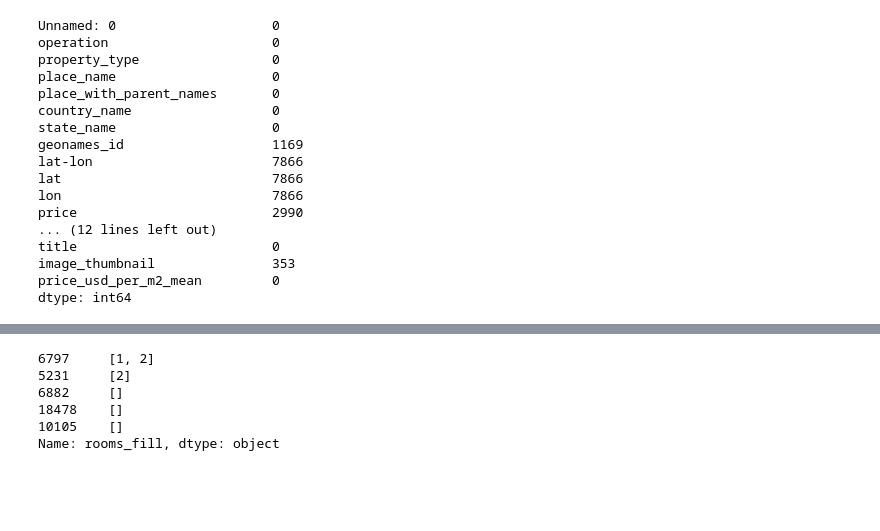
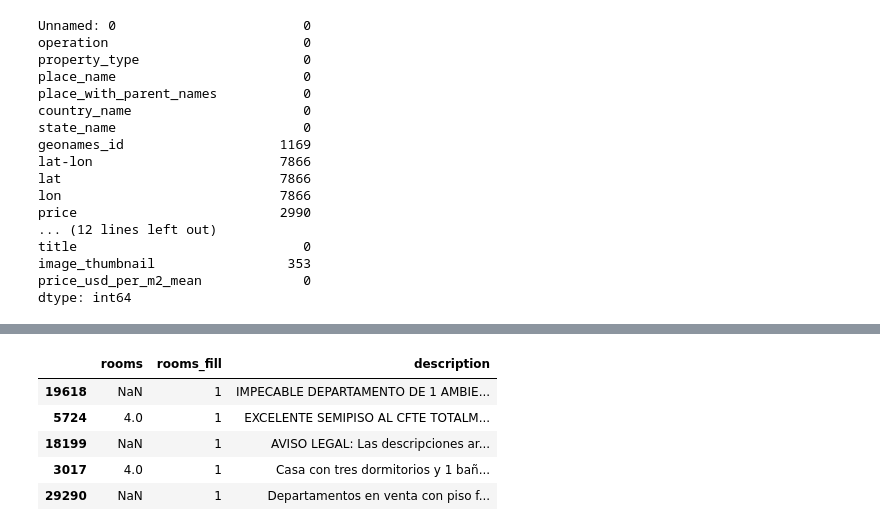
Before and after one commit to edgarevalo/DH-Workshop, a Jupyter notebook: Notebook limpio - comentado - no-modificar.ipynb, the cells around one changed output, grey strips where cells are left out. Saved outputs shown, nothing was run; the diff lists cells and outputs as text; code cells hidden in the pictures; blank space fills up the shorter version.

```diff
--- a/Notebook limpio - comentado - no-modificar.ipynb
+++ b/Notebook limpio - comentado - no-modificar.ipynb
@@ -166,2 +166,16 @@ price_usd_per_m2_mean         0
 dtype: int64
+# %%
+#funcion para extraer del campo description, el numero de ambientes o habitaciones
+def limpieza_description(text):
+    try:
+        txt="(\d+(?=\s+dorm)|\d(?=\s+amb)|\d(?=\s+hab))"
+        txt=txt.lower()
+        x=int(re.findall(txt, text)[0])
+
+    except IndexError:
+        x="1"
+    return(x)
+# %%
+#creamos un df nuevo solo con casas y departamentos para poder limpiar la descripcion
+propiedades_capital_casas_dptops=propiedades_capital3.loc[(propiedades_capital3.property_type=="apartment")|(propiedades_capital3.property_type=="house")|(propiedades_capital3.property_type=="PH")]
 # %%
@@ -177,10 +190,11 @@ See the caveats in the documentation: https://pandas.pydata.org/pandas-docs/stab
 # %%
-propiedades_capital3.rooms_fill.sample(5)
+#propiedades_capital_casas_dptops[['rooms','rooms_fill','description']].sample(5)
+propiedades_capital_casas_dptops[['rooms','rooms_fill','description']].sample(5)
 # %% [output]
-6797     [1, 2]
-5231     [2]
-6882     []
-18478    []
-10105    []
-Name: rooms_fill, dtype: object
+|  | rooms | rooms_fill | description |
+| 19618 | NaN | 1 | IMPECABLE DEPARTAMENTO DE 1 AMBIE... |
+| 5724 | 4.0 | 1 | EXCELENTE SEMIPISO AL CFTE TOTALM... |
+| 18199 | NaN | 1 | AVISO LEGAL: Las descripciones ar... |
+| 3017 | 4.0 | 1 | Casa con tres dormitorios y 1 bañ... |
+| 29290 | NaN | 1 | Departamentos en venta con piso f... |
 # %%
```
Also changed, not shown: parts of 11 cells of this notebook.
